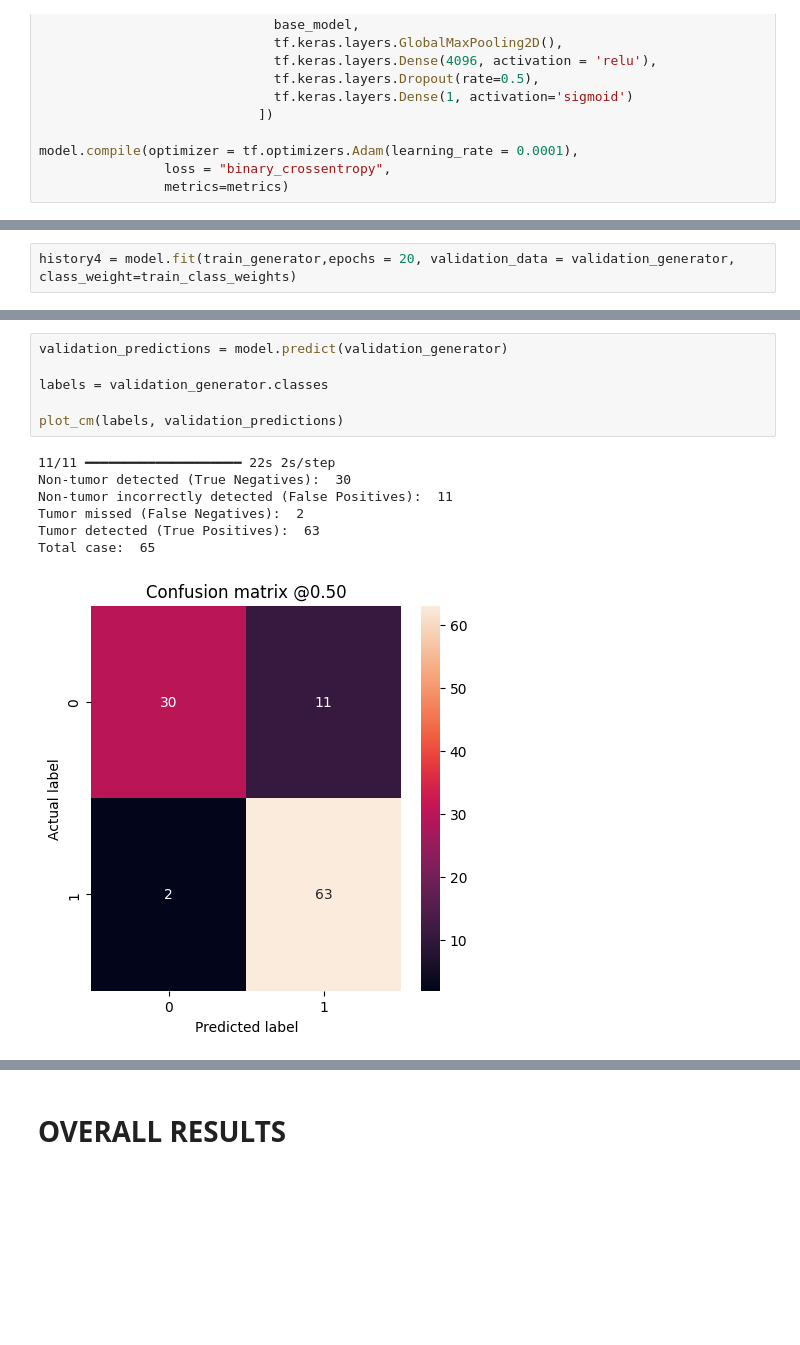
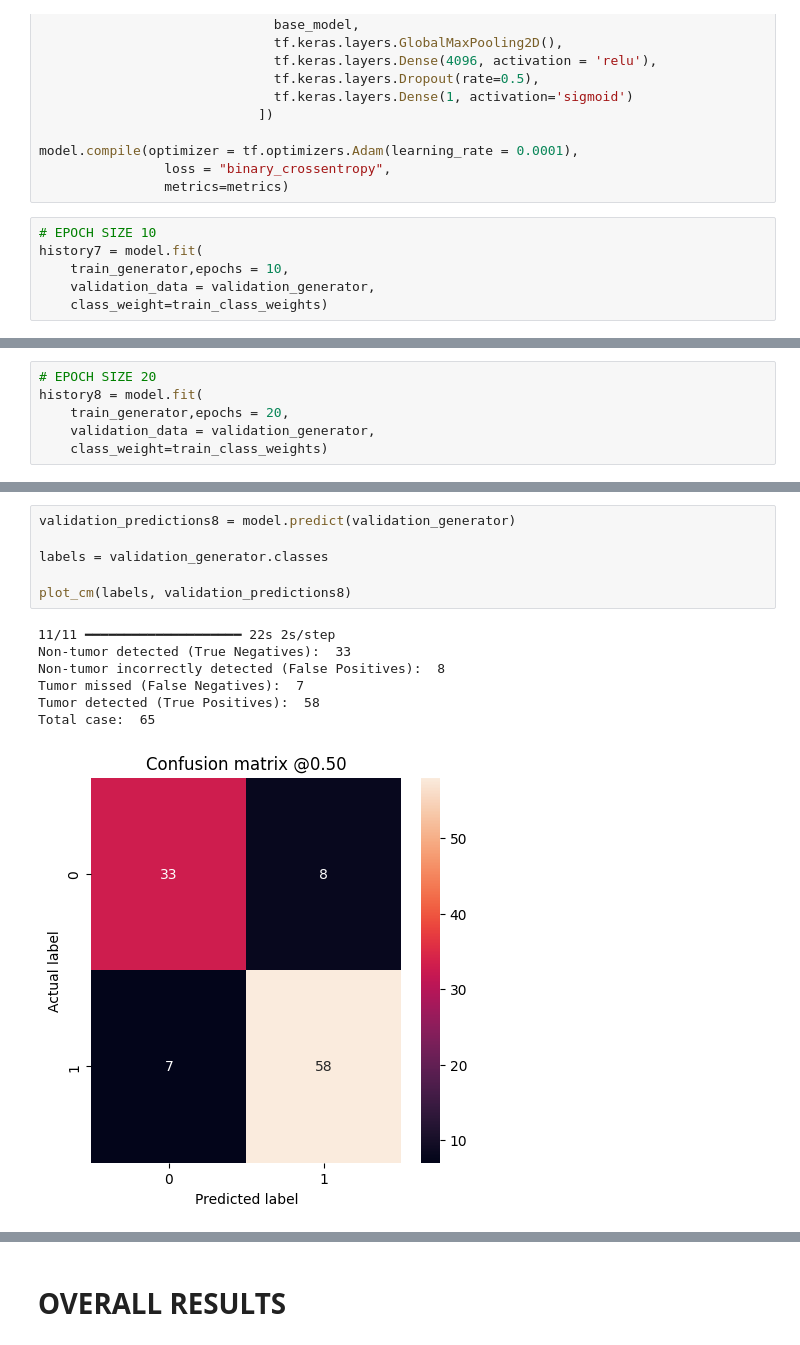
Before and after one commit to rheasridhar/NN-Tumor-Classification, a Jupyter notebook: MLProject/MRI-CNN-dataport-dataset.ipynb, the cells around one changed output, grey strips where cells are left out. Cells and saved outputs as stored; diff of their text form; blank space fills up the shorter version.

```diff
--- a/MLProject/MRI-CNN-dataport-dataset.ipynb
+++ b/MLProject/MRI-CNN-dataport-dataset.ipynb
@@ -343,3 +552,9 @@ model = tf.keras.Sequential([
 model.compile(optimizer = tf.optimizers.Adam(learning_rate = 0.0001),
                 loss = "binary_crossentropy",
                 metrics=metrics)
+# %%
+# EPOCH SIZE 10
+history7 = model.fit(
+    train_generator,epochs = 10,
+    validation_data = validation_generator,
+    class_weight=train_class_weights)
@@ -346,4 +608,8 @@ model.compile(optimizer = tf.optimizers.Adam(learning_rate = 0.0001),
 # %%
-history4 = model.fit(train_generator,epochs = 20, validation_data = validation_generator, class_weight=train_class_weights)
+# EPOCH SIZE 20
+history8 = model.fit(
+    train_generator,epochs = 20,
+    validation_data = validation_generator,
+    class_weight=train_class_weights)
 # %% [output]
 Epoch 1/20
@@ -374,15 +640,15 @@ compile_metrics :  61.0
 # %%
-validation_predictions = model.predict(validation_generator)
+validation_predictions8 = model.predict(validation_generator)
 
 labels = validation_generator.classes
 
-plot_cm(labels, validation_predictions)
+plot_cm(labels, validation_predictions8)
 # %% [output]
 11/11 ━━━━━━━━━━━━━━━━━━━━ 22s 2s/step
-Non-tumor detected (True Negatives):  30
-Non-tumor incorrectly detected (False Positives):  11
-Tumor missed (False Negatives):  2
-Tumor detected (True Positives):  63
+Non-tumor detected (True Negatives):  33
+Non-tumor incorrectly detected (False Positives):  8
+Tumor missed (False Negatives):  7
+Tumor detected (True Positives):  58
 Total case:  65
-[figure, old version]
+[figure, new version]
 # %%
```
Also changed, not shown: parts of 38 cells of this notebook.
